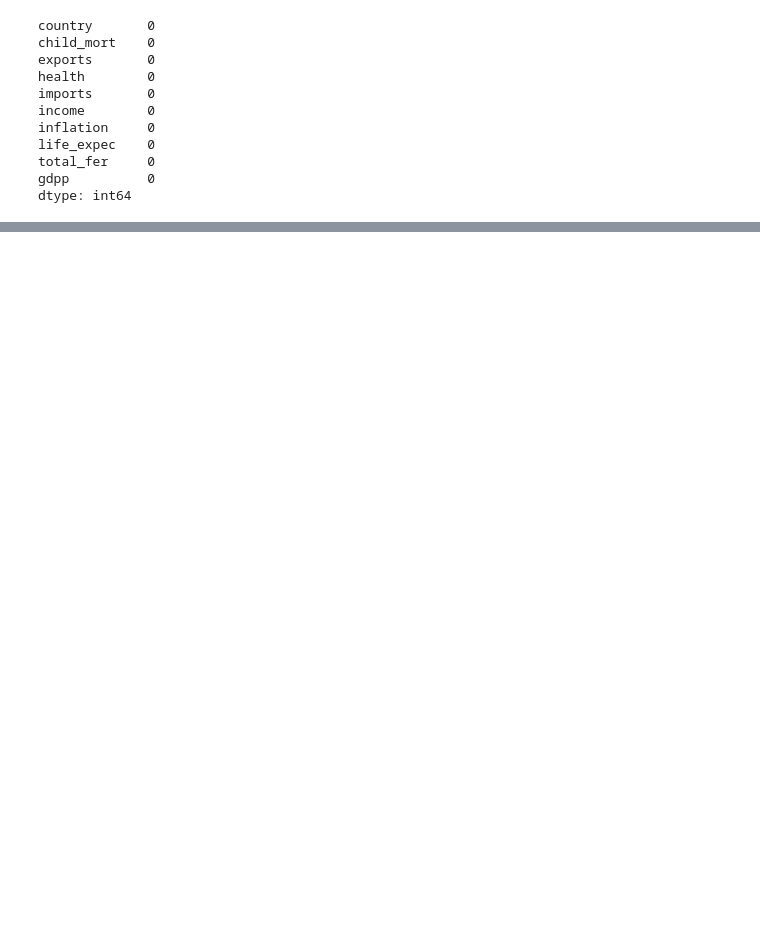
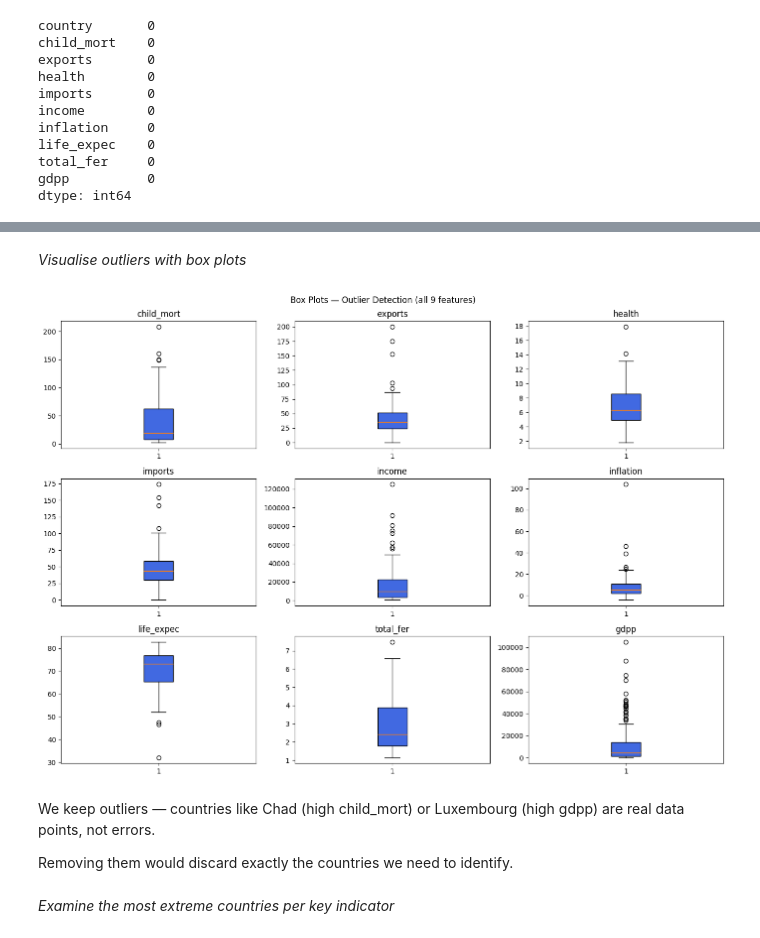
Before and after one commit to divyansharrma10/CEI_Assignments_Divyansh_Sharma_PIET, a Jupyter notebook: week3_Divyansh_Sharma_PIET.ipynb, the cells around one changed output, grey strips where cells are left out. Saved outputs shown, nothing was run; the diff lists cells and outputs as text; code cells hidden in the pictures; blank space fills up the shorter version.

```diff
--- a/week3_Divyansh_Sharma_PIET.ipynb
+++ b/week3_Divyansh_Sharma_PIET.ipynb
@@ -98,0 +147,3 @@ np.int64(0)
+# %%
+df = df_original.copy()
+df.head()
@@ -98,0 +172,15 @@ np.int64(0)
+# %%
+features = df.columns.drop("country")
+
+Q1 = df[features].quantile(0.25)
+Q3 = df[features].quantile(0.75)
+IQR = Q3 - Q1
+
+lower_bound = Q1 - 1.5 * IQR
+upper_bound = Q3 + 1.5 * IQR
+
+outliers = (df[features] < lower_bound) | (df[features] > upper_bound)
+outlier_counts = outliers.sum().sort_values(ascending=False)
+
+print("Outlier Count per Feature")
+print(outlier_counts)
@@ -98,0 +199,24 @@ np.int64(0)
+# %% [markdown]
+*Visualise outliers with box plots*
+# %%
+fig, axes = plt.subplots(3, 3, figsize=(14, 10))
+axes = axes.flatten()
+
+for i, col in enumerate(features):
+    axes[i].boxplot(df[col],
+                    patch_artist=True,
+                    boxprops=dict(facecolor="royalblue")
+                    )
+    axes[i].set_title(col)
+
+plt.suptitle("Box Plots — Outlier Detection (all 9 features)")
+plt.tight_layout()
+plt.show()
+# %% [output]
+[figure, added]
+# %% [markdown]
+We keep outliers — countries like Chad (high child_mort) or Luxembourg (high gdpp) are real data points, not errors.
+
+Removing them would discard exactly the countries we need to identify.
+# %% [markdown]
+*Examine the most extreme countries per key indicator*
```
Also changed, not shown: parts of 68 cells of this notebook.
